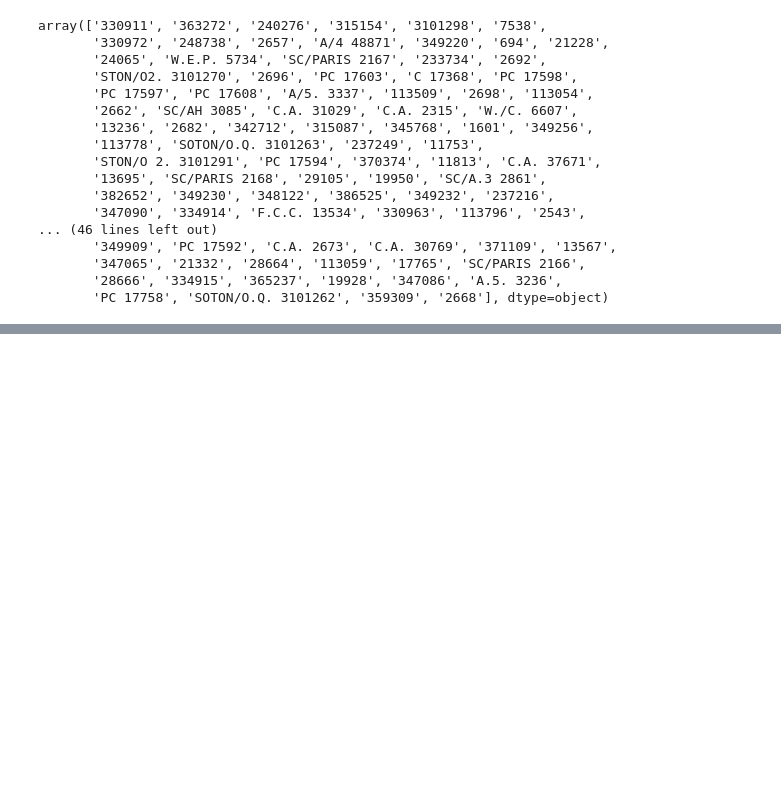
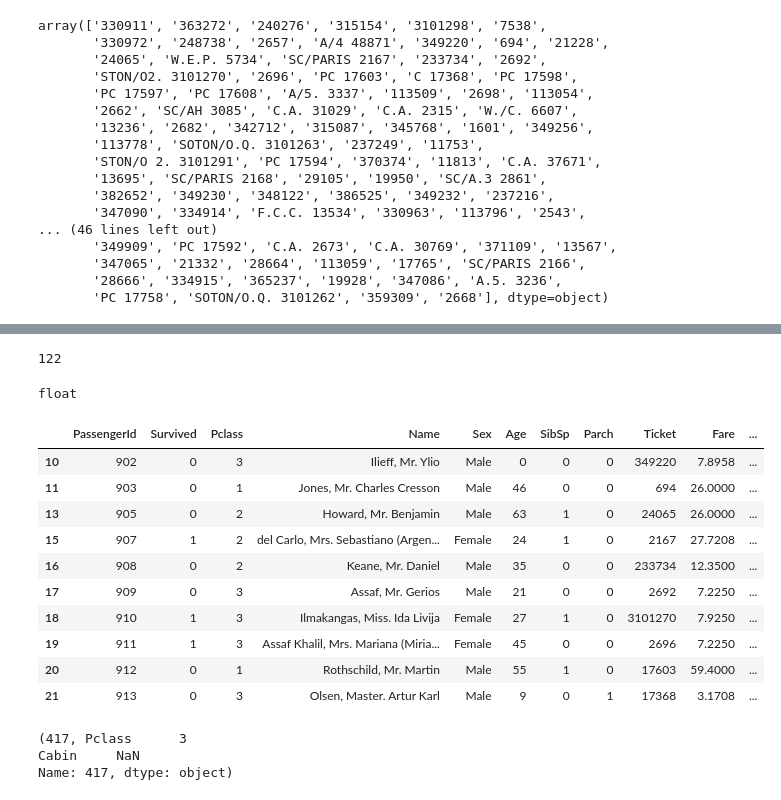
Before and after one commit to UjjwalKarkeyy/Titanic_dataset_analysis, a Jupyter notebook: main.ipynb, the cells around one changed output, grey strips where cells are left out. Drawn from its saved outputs; the diff is of its cells as text; code cells hidden in the pictures; blank space fills up the shorter version.

```diff
--- a/main.ipynb
+++ b/main.ipynb
@@ -116,0 +126,36 @@ Name: Embarked, dtype: object
+# %%
+count = 0
+
+for index, row in data.iterrows():
+    if( str(row['Fare']).startswith('7')):
+        count += 1
+print(count)
+# %% [output]
+122
+# %%
+type(data['Cabin'][408])
+# %% [output]
+float
+# %%
+data[data.isnull().any(axis=1)].iloc[10:20]
+# %% [output]
+|  | PassengerId | Survived | Pclass | Name | Sex | Age | SibSp | Parch | Ticket | Fare | ... |
+| 10 | 902 | 0 | 3 | Ilieff, Mr. Ylio | Male | 0 | 0 | 0 | 349220 | 7.8958 | ... |
+| 11 | 903 | 0 | 1 | Jones, Mr. Charles Cresson | Male | 46 | 0 | 0 | 694 | 26.0000 | ... |
+| 13 | 905 | 0 | 2 | Howard, Mr. Benjamin | Male | 63 | 1 | 0 | 24065 | 26.0000 | ... |
+| 15 | 907 | 1 | 2 | del Carlo, Mrs. Sebastiano (Argen... | Female | 24 | 1 | 0 | 2167 | 27.7208 | ... |
+| 16 | 908 | 0 | 2 | Keane, Mr. Daniel | Male | 35 | 0 | 0 | 233734 | 12.3500 | ... |
+| 17 | 909 | 0 | 3 | Assaf, Mr. Gerios | Male | 21 | 0 | 0 | 2692 | 7.2250 | ... |
+| 18 | 910 | 1 | 3 | Ilmakangas, Miss. Ida Livija | Female | 27 | 1 | 0 | 3101270 | 7.9250 | ... |
+| 19 | 911 | 1 | 3 | Assaf Khalil, Mrs. Mariana (Miria... | Female | 45 | 0 | 0 | 2696 | 7.2250 | ... |
+| 20 | 912 | 0 | 1 | Rothschild, Mr. Martin | Male | 55 | 1 | 0 | 17603 | 59.4000 | ... |
+| 21 | 913 | 0 | 3 | Olsen, Master. Artur Karl | Male | 9 | 0 | 1 | 17368 | 3.1708 | ... |
+# %%
+for row in data[['Pclass', 'Cabin']].iterrows():
+        pass
+
+print(row)
+# %% [output]
+(417, Pclass      3
+Cabin     NaN
+Name: 417, dtype: object)
```
Also changed, not shown: parts of 10 cells of this notebook, 5 other files.
